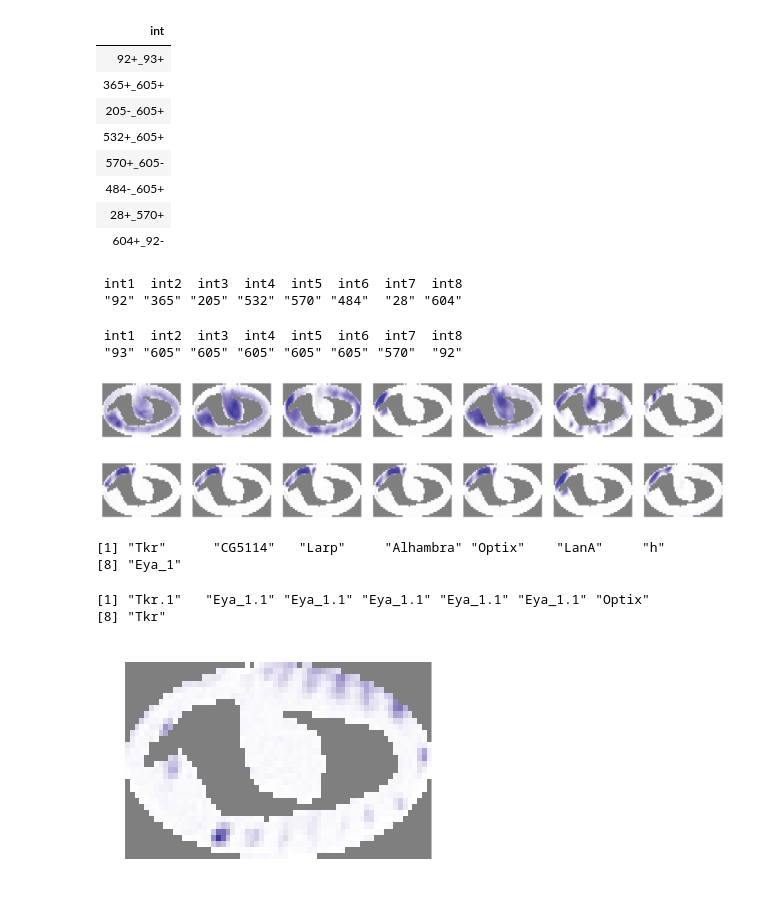
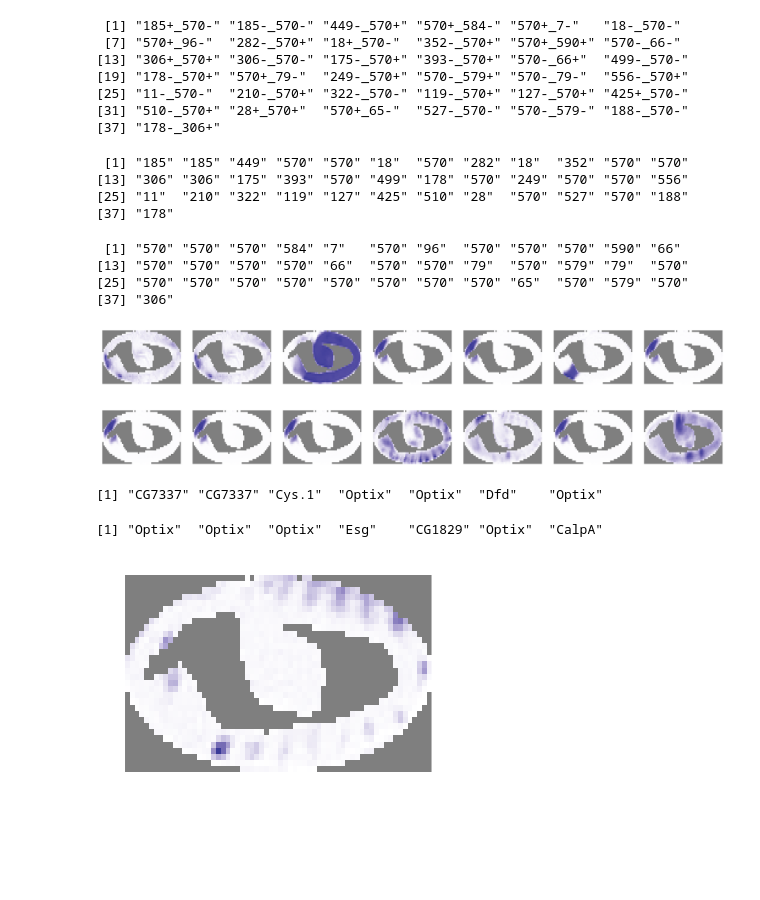
Before and after one commit to Runjing-Liu120/drosophila_late_stage_analysis, a Jupyter notebook: process_results/read_iRF_results.ipynb, the cells around one changed output. Drawn from its saved outputs; the diff is of its cells as text; code cells hidden in the pictures; blank space fills up the shorter version.

```diff
--- a/process_results/read_iRF_results.ipynb
+++ b/process_results/read_iRF_results.ipynb
@@ -66,67 +50,67 @@ which_int <- (fit$importance[, 'sta.prev'] > 0.5) &
             (fit$importance[, 'sta.prec'] > 0.5) &
             (fit$importance[, 'sta.diff'] > 0.5)
 # %%
-interactions <- fit$importance[as.vector(which_int), 'int']
+# interactions <- fit$importance[as.vector(which_int), 'int']
+interactions <- names(fit$interaction)
 # %%
 interactions
 # %% [output]
-| int |
-| 92+_93+ |
-| 365+_605+ |
-| 205-_605+ |
-| 532+_605+ |
-| 570+_605- |
-| 484-_605+ |
-| 28+_570+ |
-| 604+_92- |
+ [1] "185+_570-" "185-_570-" "449-_570+" "570+_584-" "570+_7-"   "18-_570-"
+ [7] "570+_96-"  "282-_570+" "18+_570-"  "352-_570+" "570+_590+" "570-_66-"
+[13] "306+_570+" "306-_570-" "175-_570+" "393-_570+" "570-_66+"  "499-_570-"
+[19] "178-_570+" "570+_79-"  "249-_570+" "570-_579+" "570-_79-"  "556-_570+"
+[25] "11-_570-"  "210-_570+" "322-_570-" "119-_570+" "127-_570+" "425+_570-"
+[31] "510-_570+" "28+_570+"  "570+_65-"  "527-_570-" "570-_579-" "188-_570-"
+[37] "178-_306+"
 # %%
 interaction1 <- gsub('_.*', "", unlist(interactions))
 interaction1 <- substr(interaction1,1,nchar(interaction1)-1)
 print(interaction1)
 # %% [output]
- int1  int2  int3  int4  int5  int6  int7  int8
- "92" "365" "205" "532" "570" "484"  "28" "604"
+ [1] "185" "185" "449" "570" "570" "18"  "570" "282" "18"  "352" "570" "570"
+[13] "306" "306" "175" "393" "570" "499" "178" "570" "249" "570" "570" "556"
+[25] "11"  "210" "322" "119" "127" "425" "510" "28"  "570" "527" "570" "188"
+[37] "178"
 # %%
 interaction2 <- gsub('.*_', "", unlist(interactions))
 interaction2 <- substr(interaction2,1,nchar(interaction2)-1)
 print(interaction2)
 # %% [output]
- int1  int2  int3  int4  int5  int6  int7  int8
- "93" "605" "605" "605" "605" "605" "570"  "92"
+ [1] "570" "570" "570" "584" "7"   "570" "96"  "570" "570" "570" "590" "66"
+[13] "570" "570" "570" "570" "66"  "570" "570" "79"  "570" "579" "79"  "570"
+[25] "570" "570" "570" "570" "570" "570" "570" "570" "65"  "570" "579" "570"
+[37] "306"
+# %%
+p <- list()
+indx <- c(1, 2, 3, 4, 5, 6, 7)
+for(i in 1:length(indx)){
+    gene <- interaction1[indx[i]]
+    p[[i]] <- plotImg(x.late[, gene], late$template, FALSE)
+}
+
+options(repr.plot.width = 30, repr.plot.height = 3)
+multiplot(plotlist = p, cols = n_genes)
+# %% [output]
+[figure, added]
 # %%
 p <- list()
-n_genes <- 7
-for(i in 1:n_genes){
-    gene <- interaction1[i + 1]
+for(i in 1:length(indx)){
+    gene <- interaction2[indx[i]]
     p[[i]] <- plotImg(x.late[, gene], late$template, FALSE)
 }
 
 options(repr.plot.width = 30, repr.plot.height = 3)
 multiplot(plotlist = p, cols = n_genes)
 # %% [output]
-[figure, old version]
+[figure, new version]
-# %%
-p <- list()
-n_genes <- 7
-for(i in 1:n_genes){
-    gene <- interaction2[i + 1]
-    p[[i]] <- plotImg(x.late[, gene], late$template, FALSE)
-}
-
-options(repr.plot.width = 30, repr.plot.height = 3)
-multiplot(plotlist = p, cols = n_genes)
-# %% [output]
-[figure, removed]
 # %%
-actual_names[as.numeric(interaction1)]
+actual_names[as.numeric(interaction1)][indx]
 # %% [output]
-[1] "Tkr"      "CG5114"   "Larp"     "Alhambra" "Optix"    "LanA"     "h"
-[8] "Eya_1"
+[1] "CG7337" "CG7337" "Cys.1"  "Optix"  "Optix"  "Dfd"    "Optix"
 # %%
-actual_names[as.numeric(interaction2)]
+actual_names[as.numeric(interaction2)][indx]
 # %% [output]
-[1] "Tkr.1"   "Eya_1.1" "Eya_1.1" "Eya_1.1" "Eya_1.1" "Eya_1.1" "Optix"
-[8] "Tkr"
+[1] "Optix"  "Optix"  "Optix"  "Esg"    "CG1829" "Optix"  "CalpA"
 # %%
 options(repr.plot.width = 3, repr.plot.height = 2)
 plotImg(late$x[, 'ey'], late$template, FALSE)
```
Also changed, not shown: parts of 5 cells of this notebook, 10 other files.
